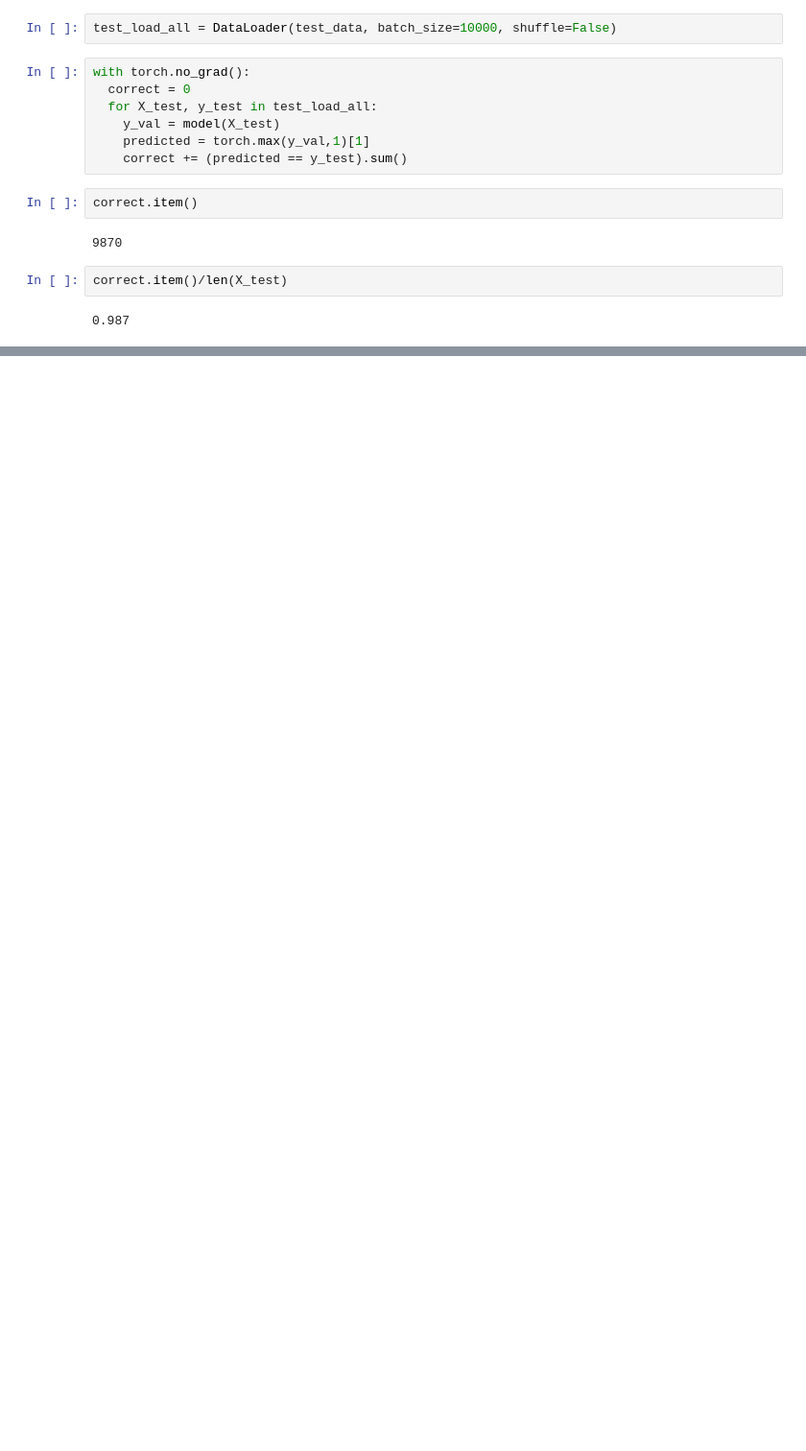
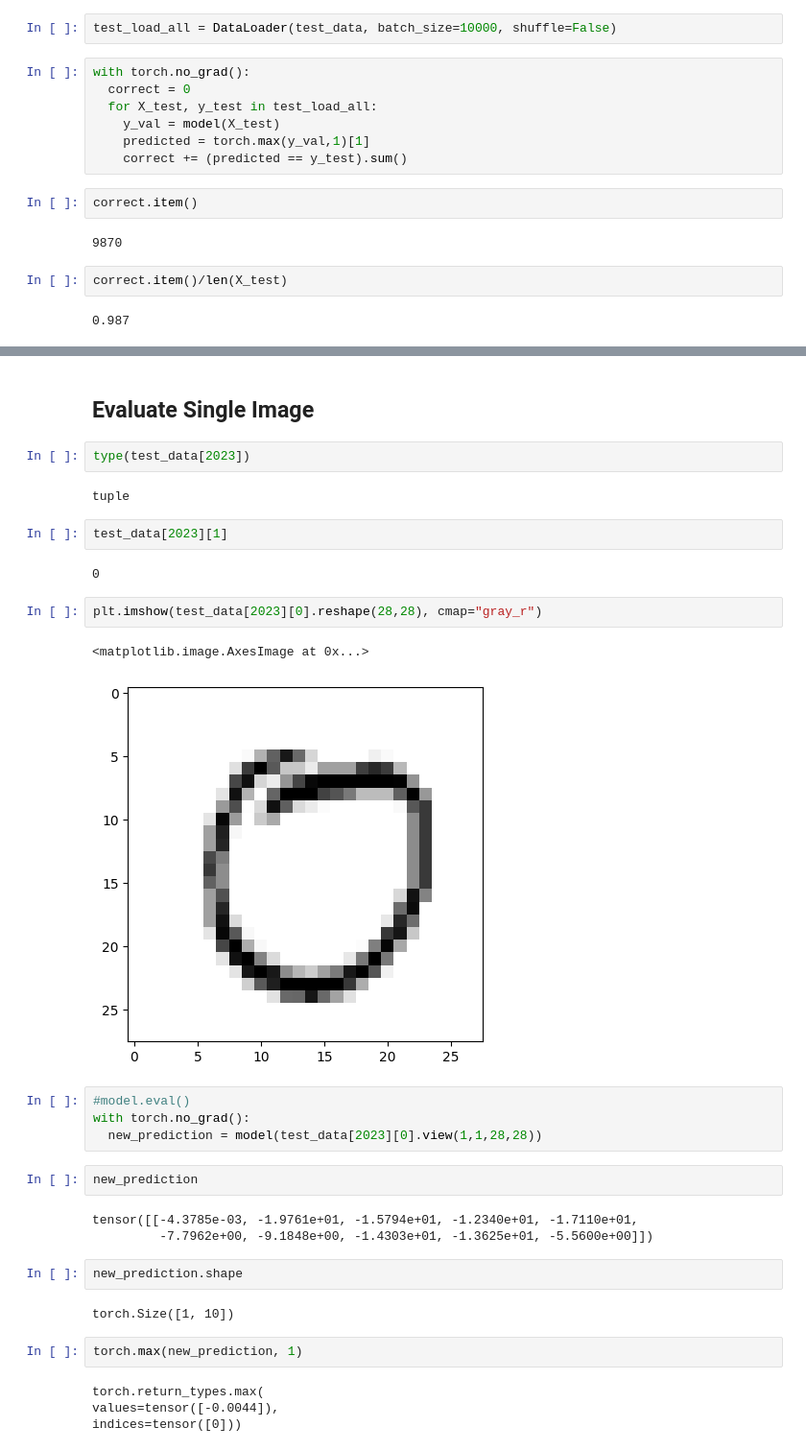
Before and after one commit to Zahed-Golabi/Pytorch, a Jupyter notebook: 03- Convolutional Neural Networks/MNIST with CNN.ipynb, the cells around one changed output, grey strips where cells are left out. Shown at 96% size. Saved outputs shown, nothing was run; the diff lists cells and outputs as text; blank space fills up the shorter version.

Commit message:
evaluate single image

```diff
--- a/03- Convolutional Neural Networks/MNIST with CNN.ipynb
+++ b/03- Convolutional Neural Networks/MNIST with CNN.ipynb
@@ -299,0 +323,34 @@ correct.item()/len(X_test)
+# %% [markdown]
+## Evaluate Single Image
+# %%
+type(test_data[2023])
+# %% [output]
+tuple
+# %%
+test_data[2023][1]
+# %% [output]
+0
+# %%
+plt.imshow(test_data[2023][0].reshape(28,28), cmap="gray_r")
+# %% [output]
+<matplotlib.image.AxesImage at 0x...>
+[figure, added]
+# %%
+#model.eval()
+with torch.no_grad():
+  new_prediction = model(test_data[2023][0].view(1,1,28,28))
+# %%
+new_prediction
+# %% [output]
+tensor([[-4.3785e-03, -1.9761e+01, -1.5794e+01, -1.2340e+01, -1.7110e+01,
+         -7.7962e+00, -9.1848e+00, -1.4303e+01, -1.3625e+01, -5.5600e+00]])
+# %%
+new_prediction.shape
+# %% [output]
+torch.Size([1, 10])
+# %%
+torch.max(new_prediction, 1)
+# %% [output]
+torch.return_types.max(
+values=tensor([-0.0044]),
+indices=tensor([0]))
```
Also changed, not shown: parts of 6 cells of this notebook.
